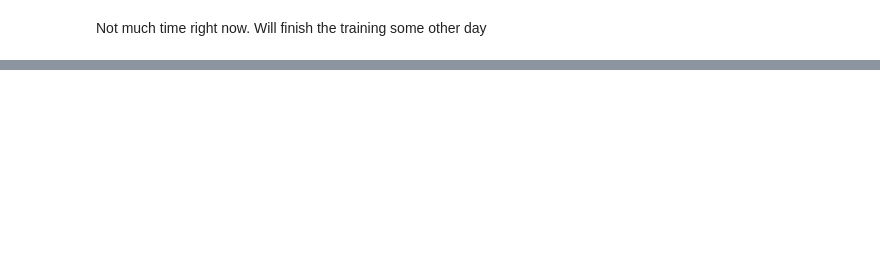
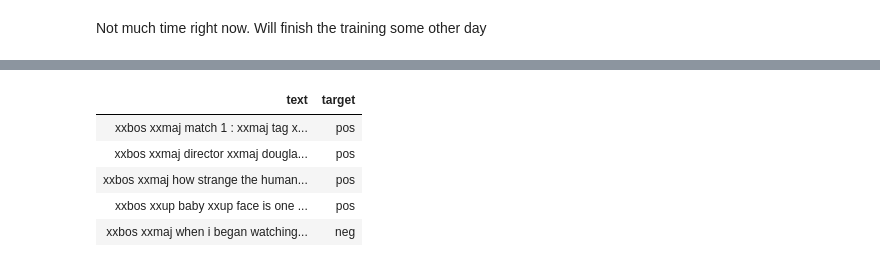
Before and after one commit to Abhinav2907/DLFAI, a Jupyter notebook: imdb.ipynb, the cells around one changed output, grey strips where cells are left out. Cells and saved outputs as stored; diff of their text form; code cells hidden in the pictures; blank space fills up the shorter version.

```diff
--- a/imdb.ipynb
+++ b/imdb.ipynb
@@ -148,0 +159,2 @@ Not much time right now. Will finish the training some other day
+# %%
+path = untar_data(URLs.IMDB)
@@ -148,0 +168,10 @@ Not much time right now. Will finish the training some other day
+# %%
+data_clas = load_data(path, 'data_clas.pkl', bs=bs)
+data_clas.show_batch()
+# %% [output]
+| text | target |
+| xxbos xxmaj match 1 : xxmaj tag x... | pos |
+| xxbos xxmaj director xxmaj dougla... | pos |
+| xxbos xxmaj how strange the human... | pos |
+| xxbos xxup baby xxup face is one ... | pos |
+| xxbos xxmaj when i began watching... | neg |
```
Also changed, not shown: parts of 27 cells of this notebook.
